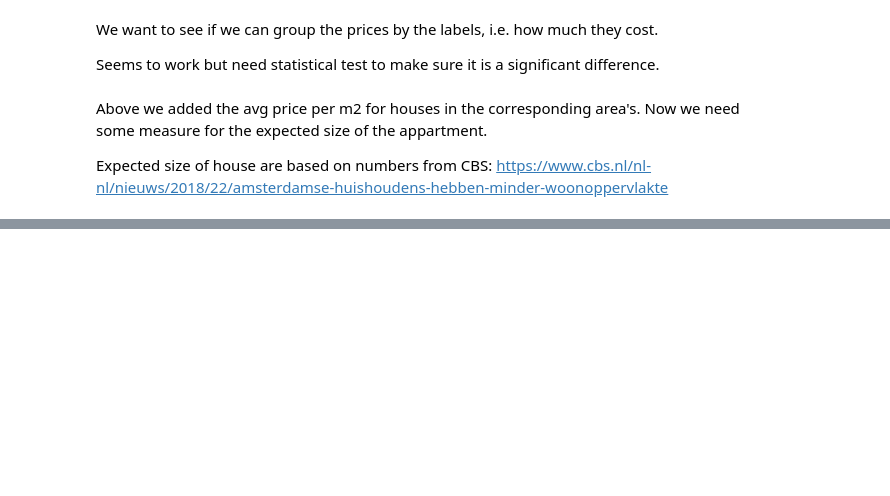
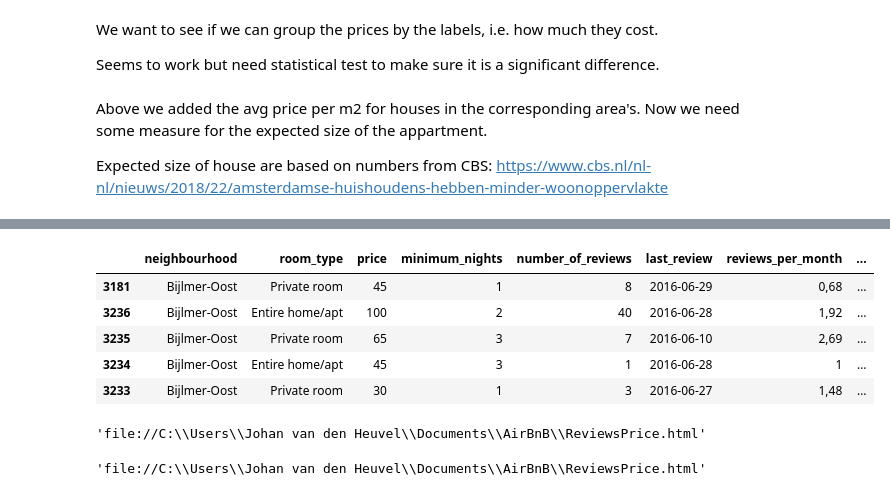
Before and after one commit to JohanvandenHeuvel/AirBnB, a Jupyter notebook: main.ipynb, the cells around one changed output, grey strips where cells are left out. Saved outputs shown, nothing was run; the diff lists cells and outputs as text; code cells hidden in the pictures; blank space fills up the shorter version.

```diff
--- a/main.ipynb
+++ b/main.ipynb
@@ -28,13 +28,18 @@ def average_m2_prices(df, labels):
 # %%
 df = pd.read_csv('listings_with_prices.csv')
 df = df.drop(['name', 'host_name', 'neighbourhood_group', 'latitude', 'longitude', 'Lower', 'Upper', 'SELECTIE', 'FILTER'], axis=1)
+# There is a very high outlier with a price of 8616 while the next lowest is 1442
+df = df[df.price != 8616]
 df = df.sort_values(by=['LABEL'])
+
+
 
 ranges = df.LABEL.unique()
 ranges = [r for r in ranges if str(r) != 'nan']
 
 df = average_m2_prices(df, ranges)
 df['yearly_returns'] = df.price * 365
+df['monthly_returns'] = df.yearly_returns / 12
 
 df.head()
 # %% [output]
@@ -158,0 +329,60 @@ plot(figure, filename='Location types.html')
+# %%
+df_days_rented = df.drop(['id', 'host_id', 'yearly_returns'], axis=1)
+df_days_rented.head()
+# %% [output]
+|  | neighbourhood | room_type | price | minimum_nights | number_of_reviews | last_review | reviews_per_month | ... |
+| 3181 | Bijlmer-Oost | Private room | 45 | 1 | 8 | 2016-06-29 | 0,68 | ... |
+| 3236 | Bijlmer-Oost | Entire home/apt | 100 | 2 | 40 | 2016-06-28 | 1,92 | ... |
+| 3235 | Bijlmer-Oost | Private room | 65 | 3 | 7 | 2016-06-10 | 2,69 | ... |
+| 3234 | Bijlmer-Oost | Entire home/apt | 45 | 3 | 1 | 2016-06-28 | 1 | ... |
+| 3233 | Bijlmer-Oost | Private room | 30 | 1 | 3 | 2016-06-27 | 1,48 | ... |
+# %%
+labels = df.reviews_per_month
+values = df.price
+
+df = df.sort_values(by=['reviews_per_month'])
+
+trace1 = go.Bar(
+    x=values,
+    y=labels,
+    name='Boxplot of location cost')
+
+layout = go.Layout(
+    title='Reviews vs Price',
+    yaxis=dict(title='reviews per month'),
+    xaxis=dict(title='price per night'))
+
+data = [trace1]
+figure = go.Figure(data=data, layout=layout)
+
+plot(figure, filename='ReviewsPrice.html')
+# %% [output]
+'file://C:\\Users\\Johan van den Heuvel\\Documents\\AirBnB\\ReviewsPrice.html'
+# %%
+reviews = df.reviews_per_month.str.replace(',', '.')
+reviews = reviews.astype(float)
+
+labels = df.price * reviews
+# labels = labels.sort_values()
+labels = labels.fillna(0)
+values = df.price
+
+df = df.sort_values(by=['price'])
+
+trace1 = go.Bar(
+    x=values,
+    y=labels,
+    name='Boxplot of location cost'
+)
+
+layout = go.Layout(
+    title='Reviews vs Price',
+    yaxis=dict(title='price / reviews_per_month'),
+    xaxis=dict(title='price per night'))
+
+data = [trace1]
+figure = go.Figure(data=data, layout=layout)
+
+plot(figure, filename='ReviewsPrice.html')
+# %% [output]
+'file://C:\\Users\\Johan van den Heuvel\\Documents\\AirBnB\\ReviewsPrice.html'
```
Also changed, not shown: parts of 14 cells of this notebook, 2 other files.
